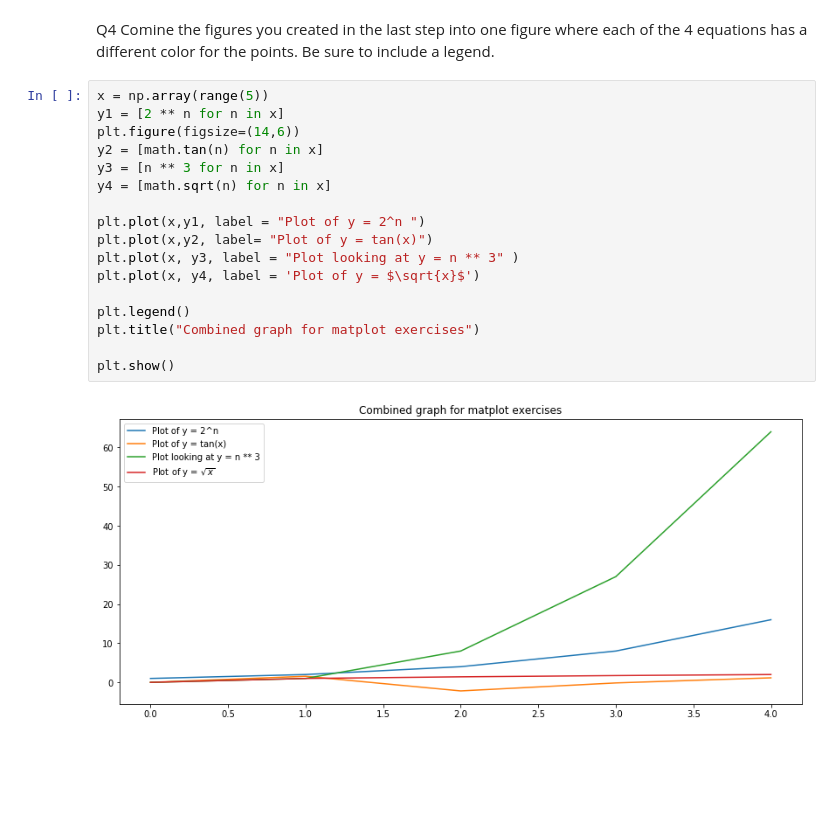
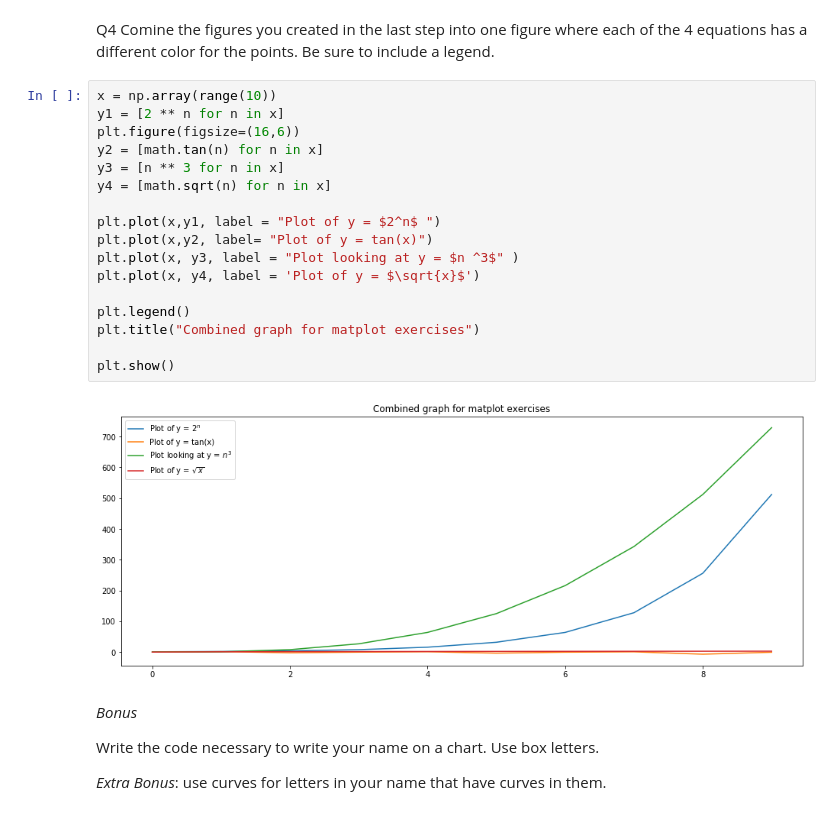
Before and after one commit to guedanie/python-exercises, a Jupyter notebook: 4.8.2_matplotlib_exercsies.ipynb, the cells around one changed output. Drawn from its saved outputs; the diff is of its cells as text; blank space fills up the shorter version.

Commit message:
Further work on the bonus question and formatting

```diff
--- a/4.8.2_matplotlib_exercsies.ipynb
+++ b/4.8.2_matplotlib_exercsies.ipynb
@@ -106,21 +106,27 @@ plt.show()
 # %% [markdown]
 Q4 Comine the figures you created in the last step into one figure where each of the 4 equations has a different color for the points. Be sure to include a legend.
 # %%
-x = np.array(range(5))
+x = np.array(range(10))
 y1 = [2 ** n for n in x]
-plt.figure(figsize=(14,6))
+plt.figure(figsize=(16,6))
 y2 = [math.tan(n) for n in x]
 y3 = [n ** 3 for n in x]
 y4 = [math.sqrt(n) for n in x]
 
-plt.plot(x,y1, label = "Plot of y = 2^n ")
+plt.plot(x,y1, label = "Plot of y = $2^n$ ")
 plt.plot(x,y2, label= "Plot of y = tan(x)")
-plt.plot(x, y3, label = "Plot looking at y = n ** 3" )
+plt.plot(x, y3, label = "Plot looking at y = $n ^3$" )
 plt.plot(x, y4, label = 'Plot of y = $\sqrt{x}$')
 
 plt.legend()
 plt.title("Combined graph for matplot exercises")
 
 plt.show()
 # %% [output]
-[figure, old version]
+[figure, new version]
+# %% [markdown]
+*Bonus*
+
+Write the code necessary to write your name on a chart. Use box letters.
+
+*Extra Bonus*: use curves for letters in your name that have curves in them.
```
Also changed, not shown: parts of 8 cells of this notebook.
